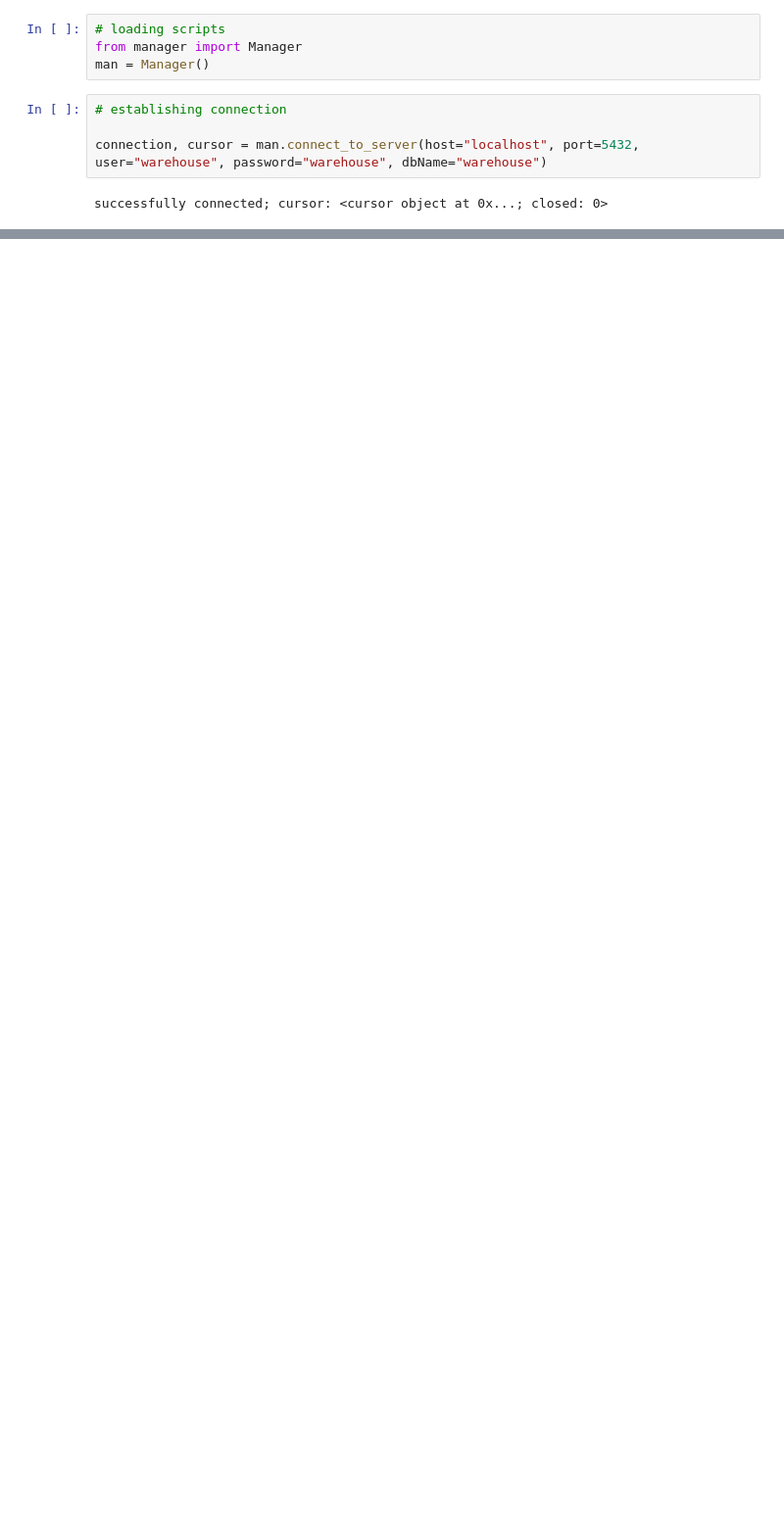
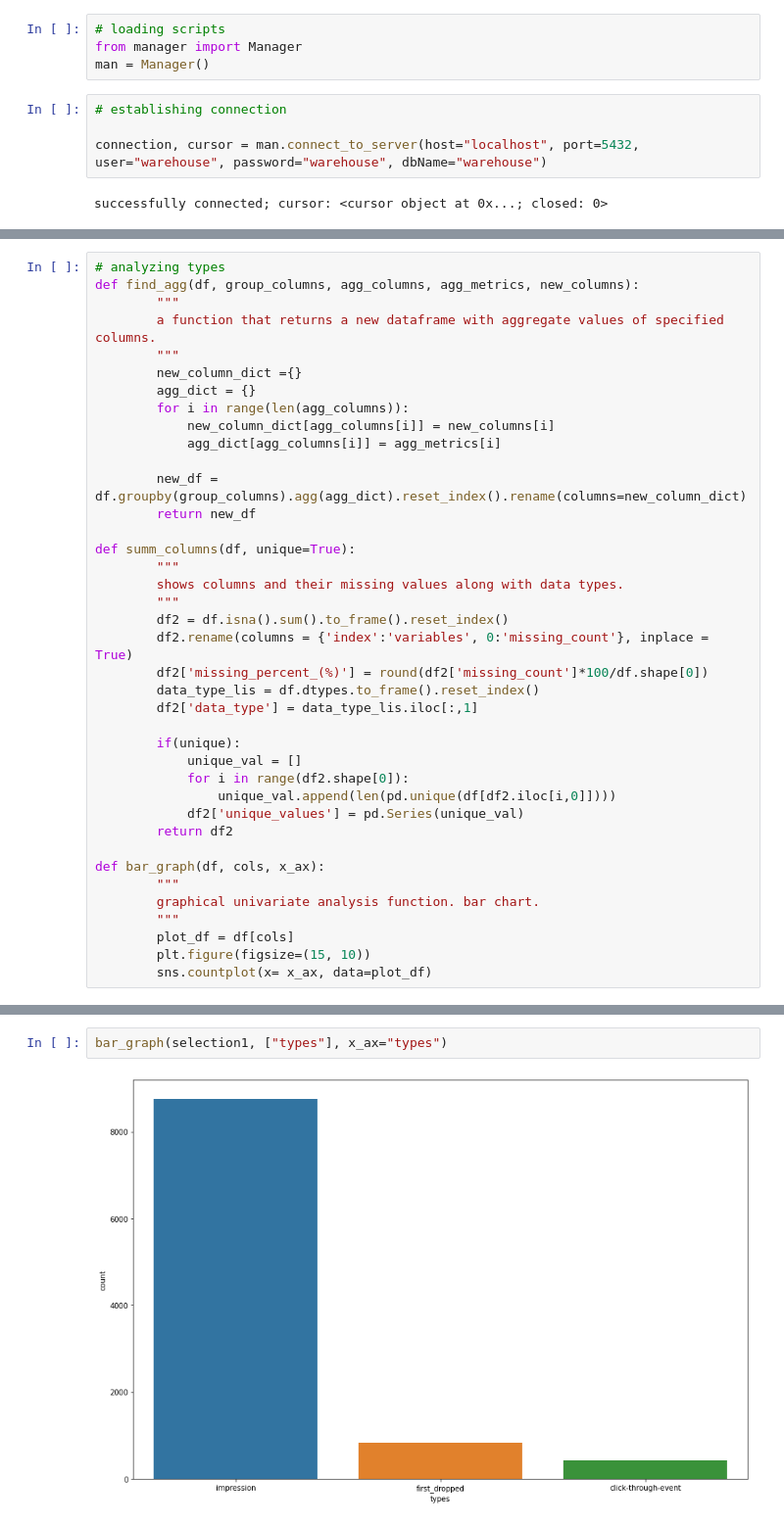
Before and after one commit to benbel376/end-to-end-ad-unit-data-MLOps-project, a Jupyter notebook: notebooks/EDA.ipynb, the cells around one changed output, grey strips where cells are left out. Shown at 98% size. Saved outputs shown, nothing was run; the diff lists cells and outputs as text; blank space fills up the shorter version.

```diff
--- a/notebooks/EDA.ipynb
+++ b/notebooks/EDA.ipynb
@@ -37,0 +104,39 @@ man.fetch_data(conn=connection, limit=10)
+# %%
+# analyzing types
+def find_agg(df, group_columns, agg_columns, agg_metrics, new_columns):
+        """
+        a function that returns a new dataframe with aggregate values of specified columns.
+        """
+        new_column_dict ={}
+        agg_dict = {}
+        for i in range(len(agg_columns)):
+            new_column_dict[agg_columns[i]] = new_columns[i]
+            agg_dict[agg_columns[i]] = agg_metrics[i]
+
+        new_df = df.groupby(group_columns).agg(agg_dict).reset_index().rename(columns=new_column_dict)
+        return new_df
+
+def summ_columns(df, unique=True):
+        """
+        shows columns and their missing values along with data types.
+        """
+        df2 = df.isna().sum().to_frame().reset_index()
+        df2.rename(columns = {'index':'variables', 0:'missing_count'}, inplace = True)
+        df2['missing_percent_(%)'] = round(df2['missing_count']*100/df.shape[0])
+        data_type_lis = df.dtypes.to_frame().reset_index()
+        df2['data_type'] = data_type_lis.iloc[:,1]
+
+        if(unique):
+            unique_val = []
+            for i in range(df2.shape[0]):
+                unique_val.append(len(pd.unique(df[df2.iloc[i,0]])))
+            df2['unique_values'] = pd.Series(unique_val)
+        return df2
+
+def bar_graph(df, cols, x_ax):
+        """
+        graphical univariate analysis function. bar chart.
+        """
+        plot_df = df[cols]
+        plt.figure(figsize=(15, 10))
+        sns.countplot(x= x_ax, data=plot_df)
@@ -37,0 +166,4 @@ man.fetch_data(conn=connection, limit=10)
+# %%
+bar_graph(selection1, ["types"], x_ax="types")
+# %% [output]
+[figure, added]
```
Also changed, not shown: parts of 9 cells of this notebook, 4 other files.
